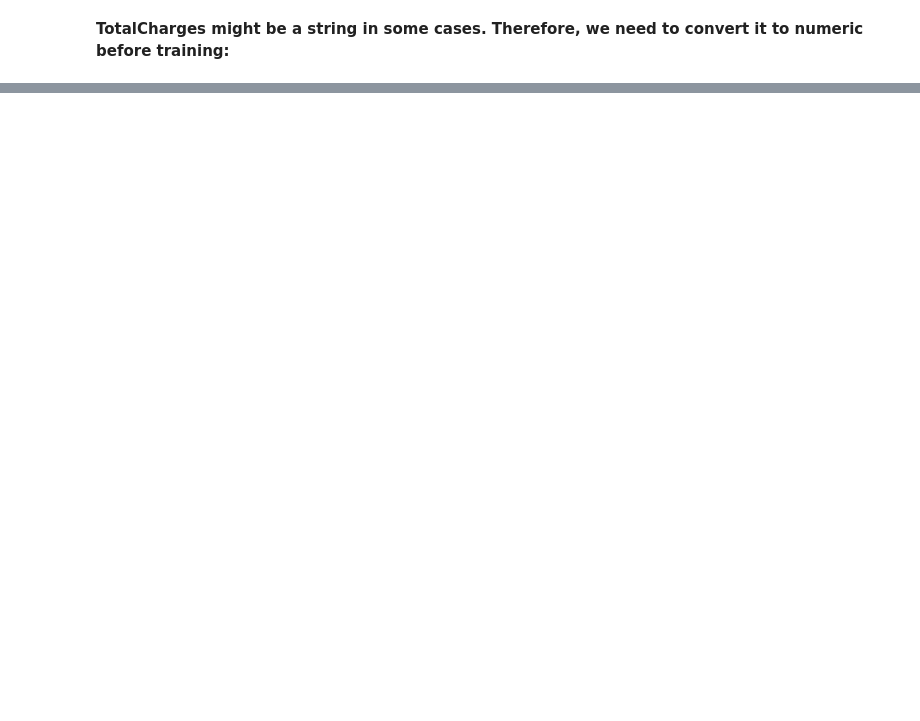
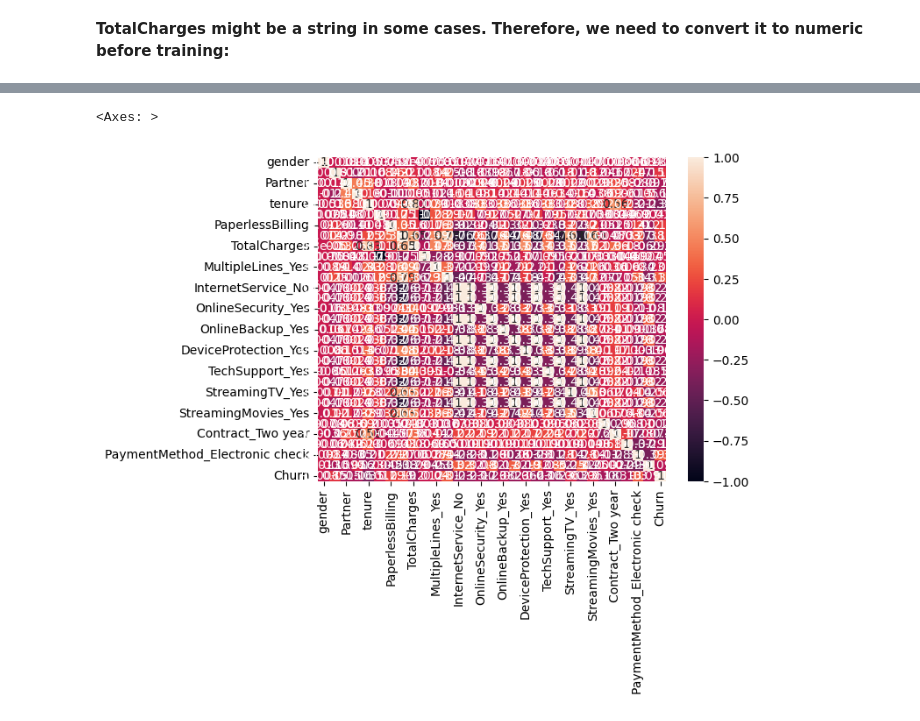
Before and after one commit to DavideF99/P1_Customer_Churn_Predicition, a Jupyter notebook: main.ipynb, the cells around one changed output, grey strips where cells are left out. Saved outputs shown, nothing was run; the diff lists cells and outputs as text; code cells hidden in the pictures; blank space fills up the shorter version.

```diff
--- a/main.ipynb
+++ b/main.ipynb
@@ -113,6 +68,12 @@ dtype: int64
 # %% [markdown]
 **TotalCharges might be a string in some cases. Therefore, we need to convert it to numeric before training:**
 # %%
-import pandas as pd
-
-data['TotalCharges'] = pd.to_numeric(data['TotalCharges'], errors='coerce')
+# Convert following object type columns to numeric
+data.TotalCharges = pd.to_numeric(data.TotalCharges, errors = 'coerce')
+# %%
+# Drop the "customerID" column since it does not provide any information therefore is not required
+data.drop(['customerID'], axis = 1, inplace = True)
+
+# get the number of missing data points per column
+missing_values_count = data.isnull().sum()
+missing_values_count
@@ -118,0 +102,8 @@ data['TotalCharges'] = pd.to_numeric(data['TotalCharges'], errors='coerce')
+# %%
+# Creating a new dataframe by removing the rows containing missing values
+data_dropped = pd.DataFrame(data.dropna())
+# print(data_dropped.isnull().sum())
+
+#Creating a new dataframe by filling the missing values with zero
+data_zero = pd.DataFrame(data.fillna(0.0))
+# print(data_zero.isnull().sum())
@@ -118,0 +230,10 @@ data['TotalCharges'] = pd.to_numeric(data['TotalCharges'], errors='coerce')
+# %%
+import seaborn as sns
+
+# Plot heatmap using Seaborn to visualize correlation amongst ftrs.
+sns.heatmap(df1.corr(), annot = True)
+
+sns.heatmap(df2.corr(), annot = True)
+# %% [output]
+<Axes: >
+[figure, added]
```
Also changed, not shown: parts of 14 cells of this notebook.
